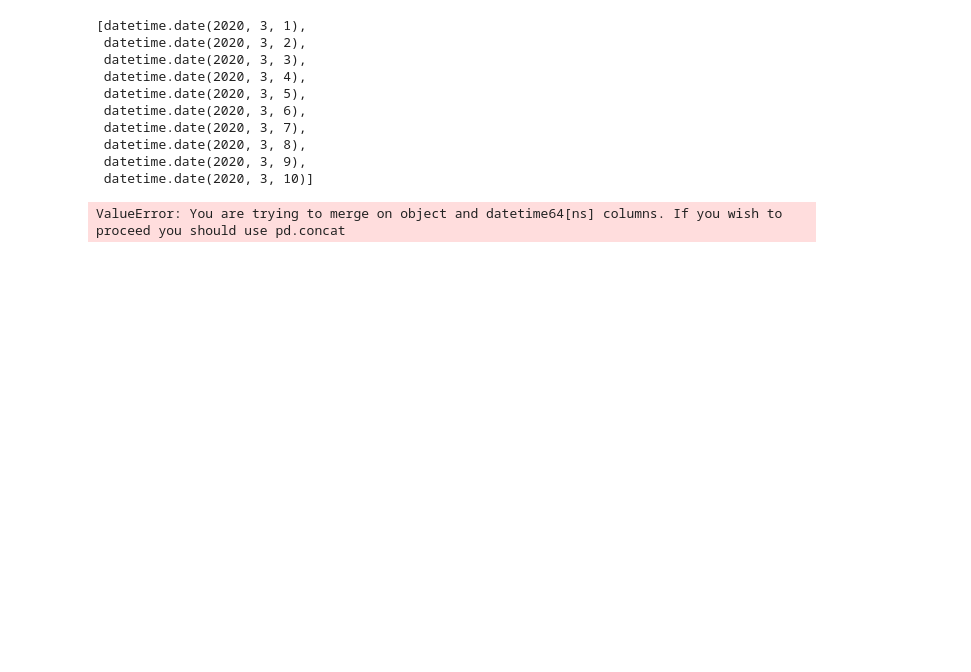
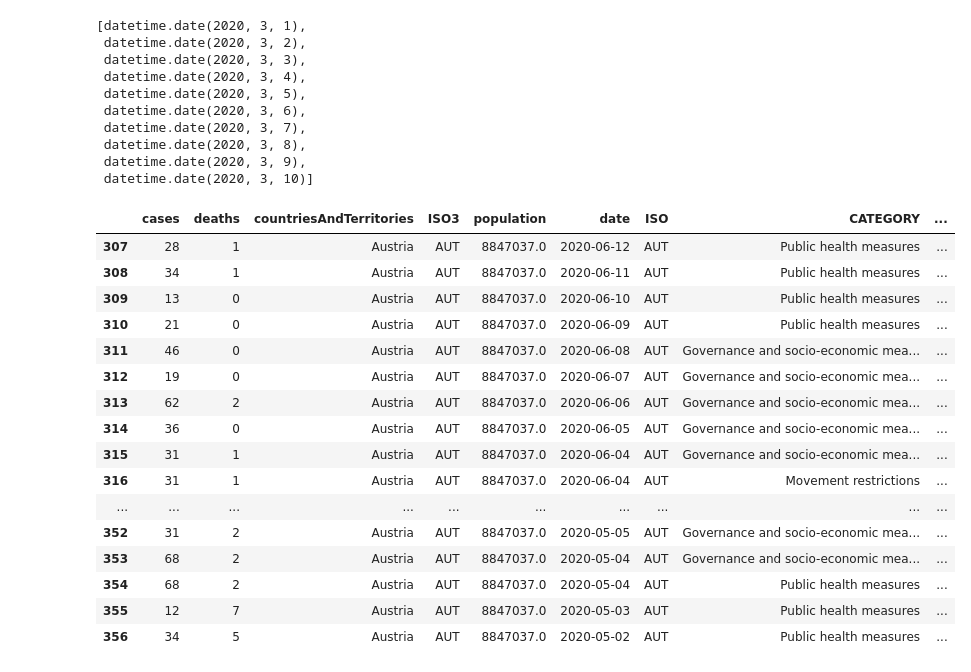
Before and after one commit to slycer93/visualize_covid-19, a Jupyter notebook: DataHandler Inspection.ipynb, the cells around one changed output. Cells and saved outputs as stored; diff of their text form; code cells hidden in the pictures; blank space fills up the shorter version.

```diff
--- a/DataHandler Inspection.ipynb
+++ b/DataHandler Inspection.ipynb
@@ -32,0 +58,3 @@ df.head()
+# %%
+df,categories=dh._load_data_restrictions()
+categories
@@ -45,7 +77,23 @@ dh.dates[:10]
  datetime.date(2020, 3, 9),
  datetime.date(2020, 3, 10)]
 # %%
-df_all=pd.merge(data_ecdc, df,  how='left', left_on=['ISO3','date'], right_on = ['ISO','DATE_IMPLEMENTED'])
-df_all.head()
+df_all=pd.merge(data_ecdc, df,  how='left', left_on=['ISO3','date'], right_on = ['ISO','DATE_IMPLEMENTED']).fillna(method='bfill')
+df_all[(df_all["ISO3"]=='AUT')].head(50)
 # %% [output]
-ValueError: You are trying to merge on object and datetime64[ns] columns. If you wish to proceed you should use pd.concat
+|  | cases | deaths | countriesAndTerritories | ISO3 | population | date | ISO | CATEGORY | ... |
+| 307 | 28 | 1 | Austria | AUT | 8847037.0 | 2020-06-12 | AUT | Public health measures | ... |
+| 308 | 34 | 1 | Austria | AUT | 8847037.0 | 2020-06-11 | AUT | Public health measures | ... |
+| 309 | 13 | 0 | Austria | AUT | 8847037.0 | 2020-06-10 | AUT | Public health measures | ... |
+| 310 | 21 | 0 | Austria | AUT | 8847037.0 | 2020-06-09 | AUT | Public health measures | ... |
+| 311 | 46 | 0 | Austria | AUT | 8847037.0 | 2020-06-08 | AUT | Governance and socio-economic mea... | ... |
+| 312 | 19 | 0 | Austria | AUT | 8847037.0 | 2020-06-07 | AUT | Governance and socio-economic mea... | ... |
+| 313 | 62 | 2 | Austria | AUT | 8847037.0 | 2020-06-06 | AUT | Governance and socio-economic mea... | ... |
+| 314 | 36 | 0 | Austria | AUT | 8847037.0 | 2020-06-05 | AUT | Governance and socio-economic mea... | ... |
+| 315 | 31 | 1 | Austria | AUT | 8847037.0 | 2020-06-04 | AUT | Governance and socio-economic mea... | ... |
+| 316 | 31 | 1 | Austria | AUT | 8847037.0 | 2020-06-04 | AUT | Movement restrictions | ... |
+| ... | ... | ... | ... | ... | ... | ... | ... | ... | ... |
+| 352 | 31 | 2 | Austria | AUT | 8847037.0 | 2020-05-05 | AUT | Governance and socio-economic mea... | ... |
+| 353 | 68 | 2 | Austria | AUT | 8847037.0 | 2020-05-04 | AUT | Governance and socio-economic mea... | ... |
+| 354 | 68 | 2 | Austria | AUT | 8847037.0 | 2020-05-04 | AUT | Public health measures | ... |
+| 355 | 12 | 7 | Austria | AUT | 8847037.0 | 2020-05-03 | AUT | Public health measures | ... |
+| 356 | 34 | 5 | Austria | AUT | 8847037.0 | 2020-05-02 | AUT | Public health measures | ... |
```
Also changed, not shown: parts of 9 cells of this notebook, 2 other files.
